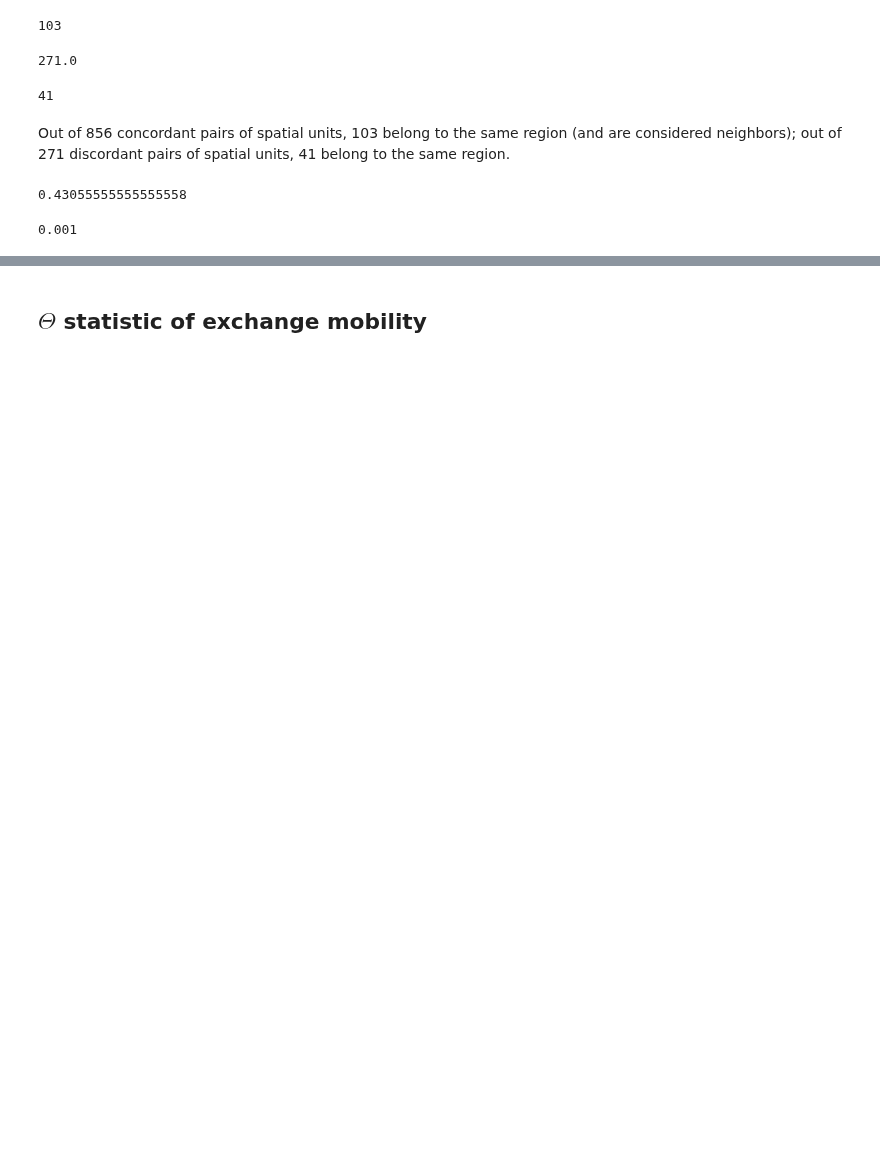
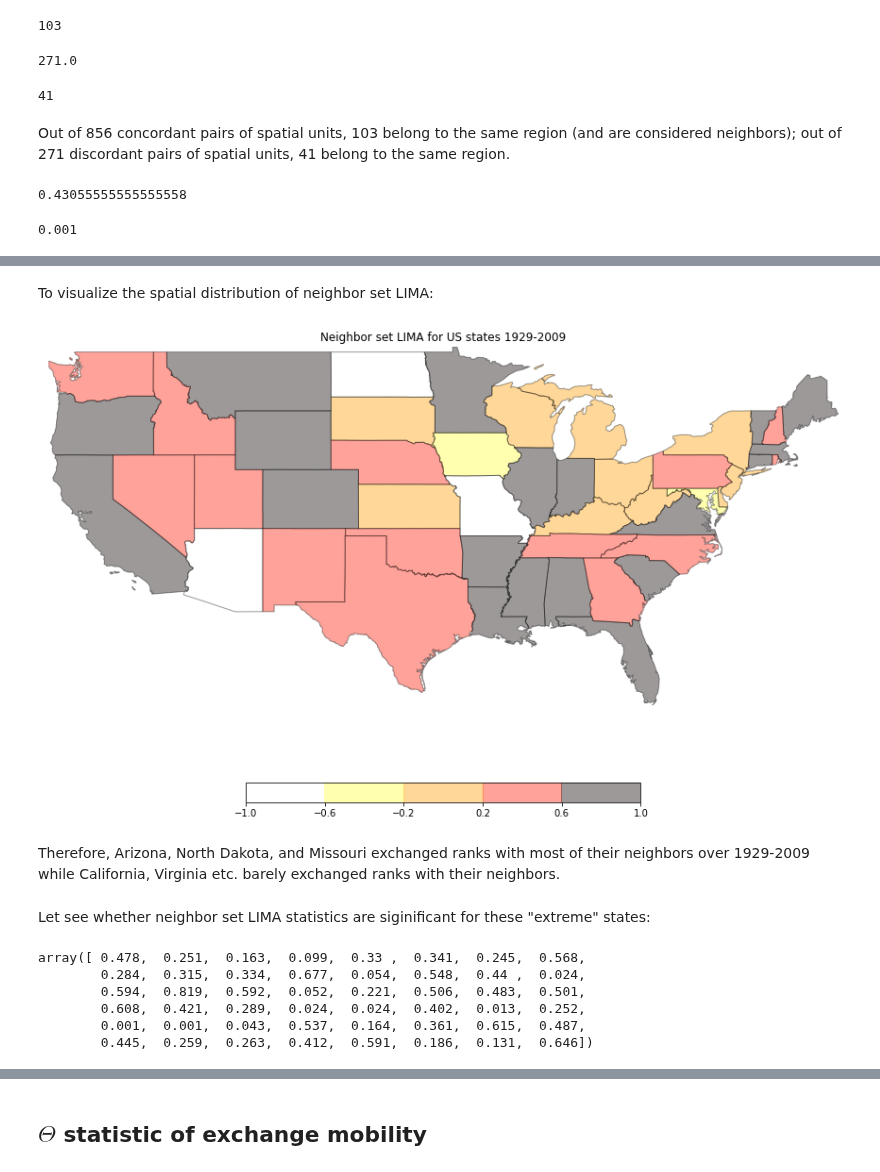
Before and after one commit to pysal/giddy, a Jupyter notebook: notebooks/Rank based Methods.ipynb, the cells around one changed output, grey strips where cells are left out. Cells and saved outputs as stored; diff of their text form; code cells hidden in the pictures; blank space fills up the shorter version.

Commit message:
add LIMA and regional decomposition of tau

```diff
--- a/notebooks/Rank based Methods.ipynb
+++ b/notebooks/Rank based Methods.ipynb
@@ -229,0 +366,3 @@ The estimate of spatial Kendall's $\tau$ is 0.431 and its p-value is 0.001 which
+# %%
+tau_wr = giddy.rank.Tau_Local_Neighbor(complete_table["1929"],complete_table["2009"],w,999)
+tau_wr
@@ -229,0 +384,19 @@ The estimate of spatial Kendall's $\tau$ is 0.431 and its p-value is 0.001 which
+# %% [markdown]
+To visualize the spatial distribution of neighbor set LIMA:
+# %%
+maps.plot_choropleth(shp_link, tau_wr.tau_ln, "equal_interval",title="Neighbor set LIMA for US states 1929-2009")
+# %% [output]
+[figure, added]
+# %% [markdown]
+Therefore, Arizona, North Dakota, and Missouri exchanged ranks with most of their neighbors over 1929-2009 while California, Virginia etc. barely exchanged ranks with their neighbors.
+# %% [markdown]
+Let see whether neighbor set LIMA statistics are siginificant for these "extreme" states:
+# %%
+tau_wr.tau_ln_pvalues
+# %% [output]
+array([ 0.478,  0.251,  0.163,  0.099,  0.33 ,  0.341,  0.245,  0.568,
+        0.284,  0.315,  0.334,  0.677,  0.054,  0.548,  0.44 ,  0.024,
+        0.594,  0.819,  0.592,  0.052,  0.221,  0.506,  0.483,  0.501,
+        0.608,  0.421,  0.289,  0.024,  0.024,  0.402,  0.013,  0.252,
+        0.001,  0.001,  0.043,  0.537,  0.164,  0.361,  0.615,  0.487,
+        0.445,  0.259,  0.263,  0.412,  0.591,  0.186,  0.131,  0.646])
```
Also changed, not shown: parts of 47 cells of this notebook, 3 other files.
